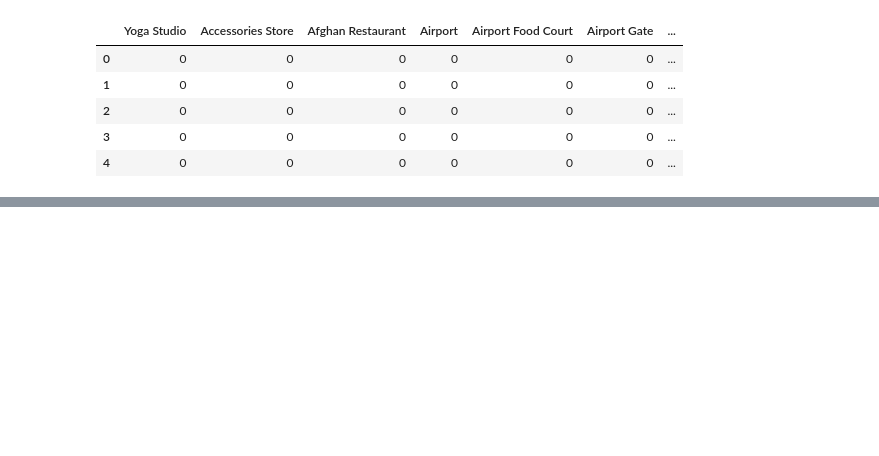
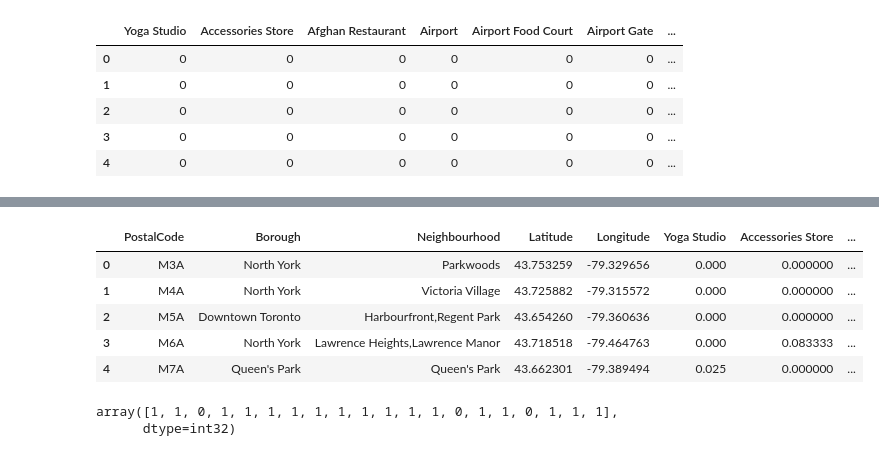
Before and after one commit to jeniwen/Coursera-Data-Science-Final-Project, a Jupyter notebook: Week3.ipynb, the cells around one changed output, grey strips where cells are left out. Cells and saved outputs as stored; diff of their text form; code cells hidden in the pictures; blank space fills up the shorter version.

```diff
--- a/Week3.ipynb
+++ b/Week3.ipynb
@@ -414,0 +426,26 @@ to_venues.to_csv(r'./to_venues', index=False)
+# %%
+df_new = df.merge(to_grouped, on='Neighbourhood', how = 'right')
+df_new.head()
+# %% [output]
+|  | PostalCode | Borough | Neighbourhood | Latitude | Longitude | Yoga Studio | Accessories Store | ... |
+| 0 | M3A | North York | Parkwoods | 43.753259 | -79.329656 | 0.000 | 0.000000 | ... |
+| 1 | M4A | North York | Victoria Village | 43.725882 | -79.315572 | 0.000 | 0.000000 | ... |
+| 2 | M5A | Downtown Toronto | Harbourfront,Regent Park | 43.654260 | -79.360636 | 0.000 | 0.000000 | ... |
+| 3 | M6A | North York | Lawrence Heights,Lawrence Manor | 43.718518 | -79.464763 | 0.000 | 0.083333 | ... |
+| 4 | M7A | Queen's Park | Queen's Park | 43.662301 | -79.389494 | 0.025 | 0.000000 | ... |
+# %%
+# set number of clusters
+kclusters = 4
+times = 20
+
+to_grouped = to_grouped.set_index('Neighbourhood')
+to_grouped.sort_values('Neighbourhood', inplace=True)
+
+# run k-means clustering
+kmeans = KMeans(n_clusters=kclusters, random_state=0, n_init=times).fit(to_grouped)
+
+# # check cluster labels generated for each row in the dataframe
+kmeans.labels_[0:20]
+# %% [output]
+array([1, 1, 0, 1, 1, 1, 1, 1, 1, 1, 1, 1, 1, 0, 1, 1, 0, 1, 1, 1],
+      dtype=int32)
```
Also changed, not shown: parts of 13 cells of this notebook.
